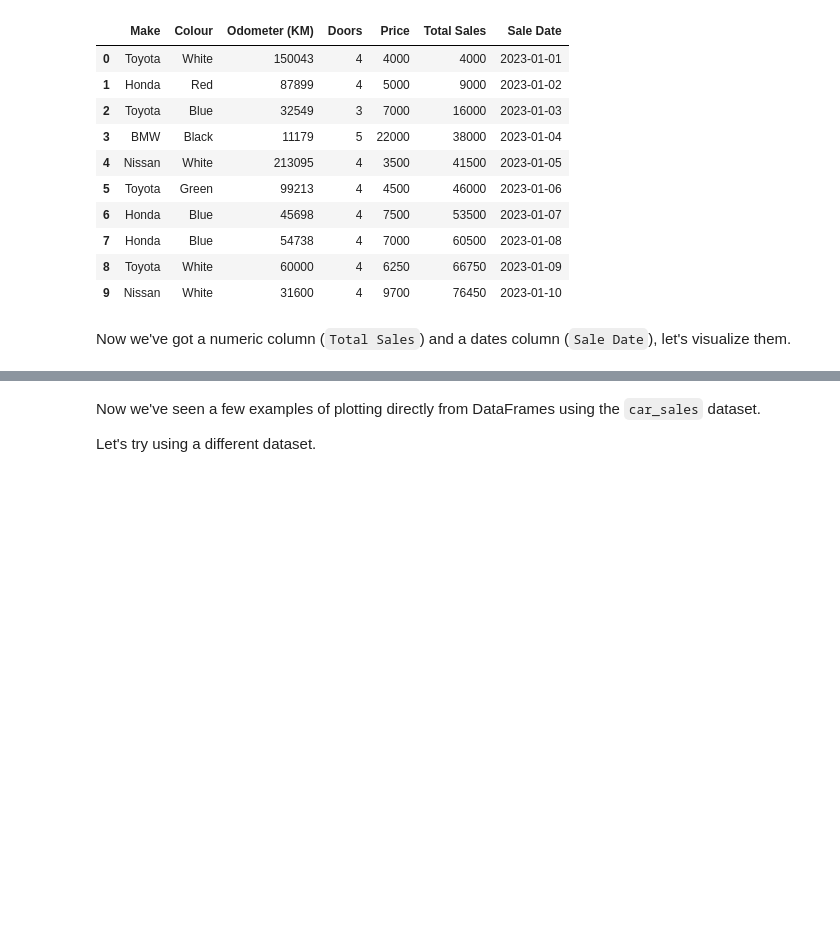
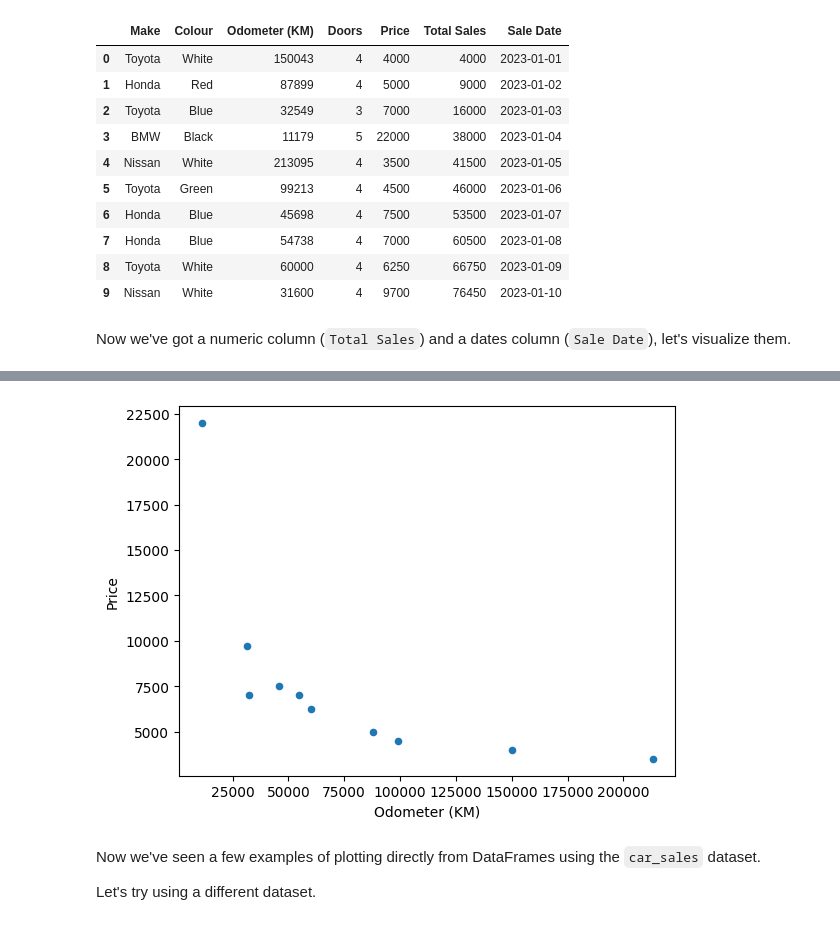
Before and after one commit to suniltadepalli/matplotlib, a Jupyter notebook: matplotlib-exercises.ipynb, the cells around one changed output, grey strips where cells are left out. Saved outputs shown, nothing was run; the diff lists cells and outputs as text; code cells hidden in the pictures; blank space fills up the shorter version.

```diff
--- a/matplotlib-exercises.ipynb
+++ b/matplotlib-exercises.ipynb
@@ -274,8 +277,11 @@ Now we've got a numeric column (`Total Sales`) and a dates column (`Sale Date`),
 # %%
 # Convert the 'Price' column to the integers
 
 
 # Create a scatter plot of the 'Odometer (KM)' and 'Price' column using the plot() function
+car_sales.plot(x="Odometer (KM)", y="Price", kind="scatter");
+# %% [output]
+[figure, added]
 # %%
 # Create a NumPy array of random numbers of size (10, 4) and save it to X
 
```
Also changed, not shown: parts of 1 cell of this notebook.
